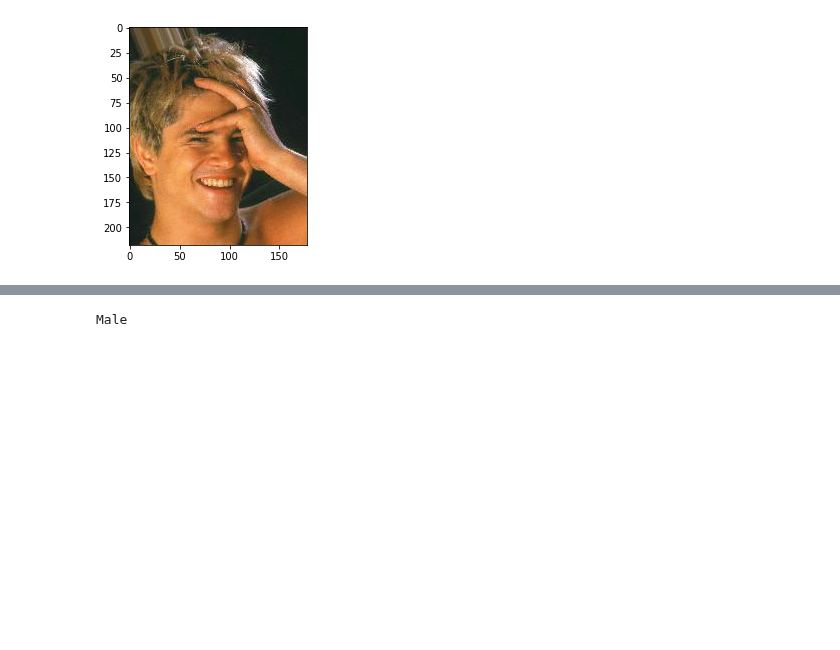
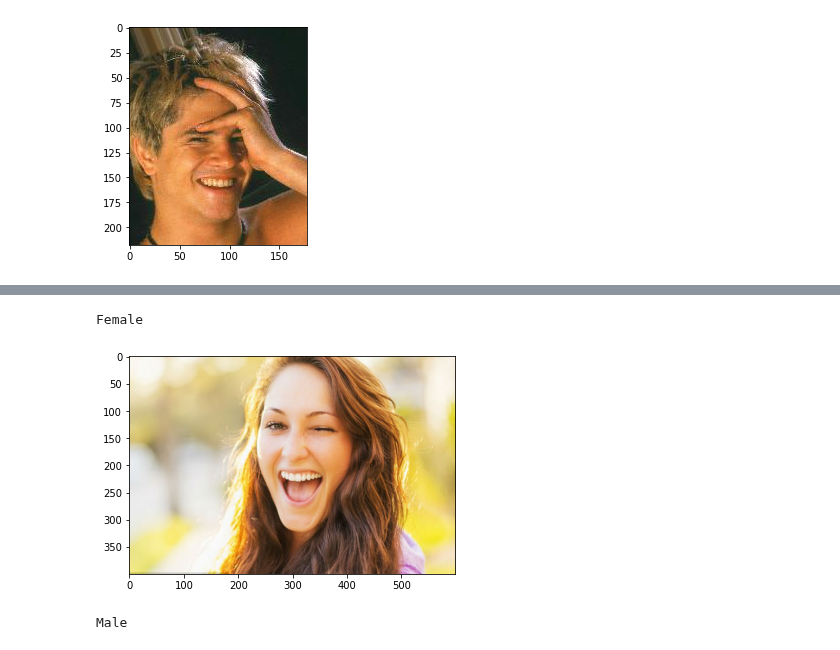
Before and after one commit to lephuocdat2000/-CS114.K21-, a Jupyter notebook: GenderClassification.ipynb, the cells around one changed output, grey strips where cells are left out. Saved outputs shown, nothing was run; the diff lists cells and outputs as text; code cells hidden in the pictures; blank space fills up the shorter version.

```diff
--- a/GenderClassification.ipynb
+++ b/GenderClassification.ipynb
@@ -213,3 +214,8 @@ Male
+# %%
+Prediction('/content/1909465.jpg')
+# %% [output]
+Female
+[figure, added]
 # %%
 Prediction('/content/1-2-15214374669621425193998.jpg')
 # %% [output]
```
Also changed, not shown: parts of 10 cells of this notebook.
